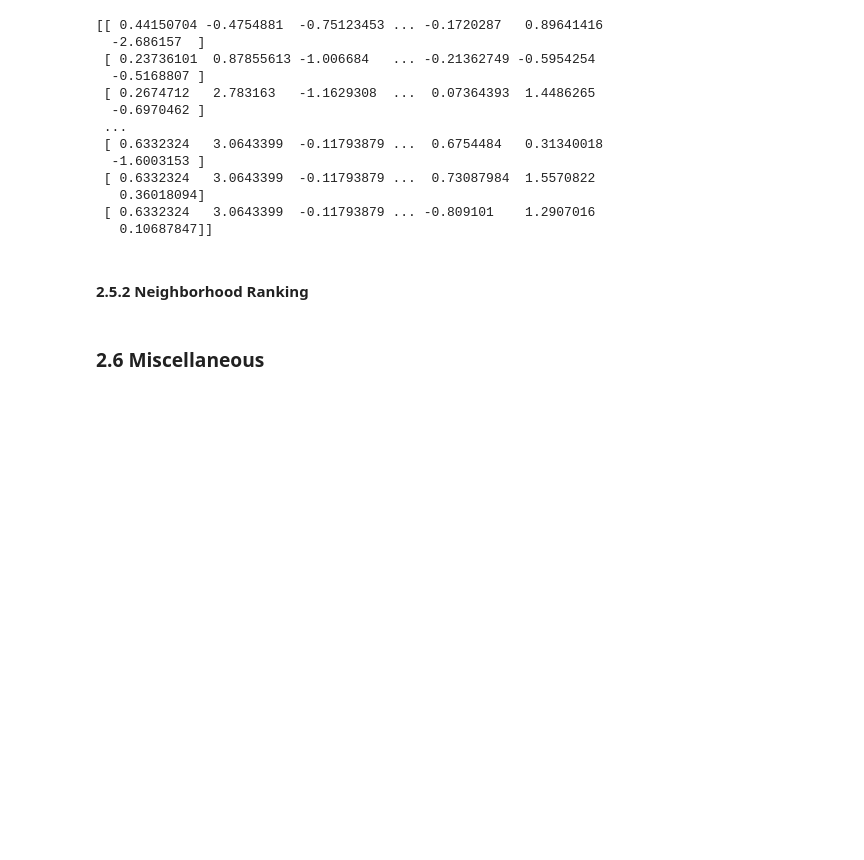
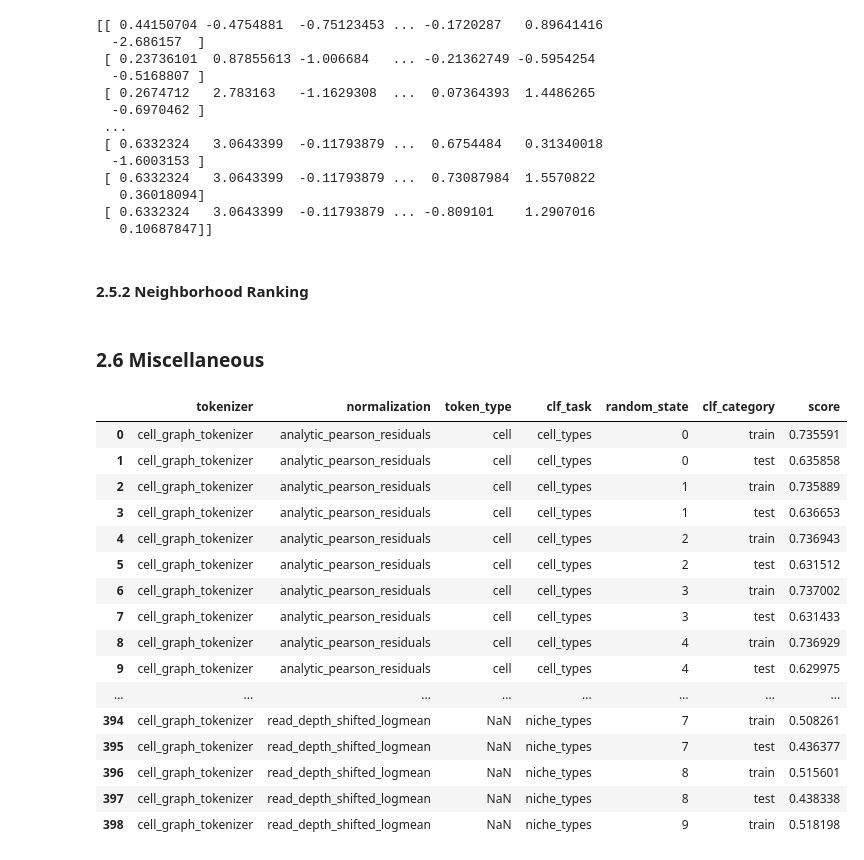
Before and after one commit to Lotfollahi-lab/terra-reproducibility, a Jupyter notebook: analysis/cell_graph_tokenization.ipynb, the cells around one changed output. Cells and saved outputs as stored; diff of their text form; code cells hidden in the pictures; blank space fills up the shorter version.

```diff
--- a/analysis/cell_graph_tokenization.ipynb
+++ b/analysis/cell_graph_tokenization.ipynb
@@ -95,6 +97,13 @@ elif dataset_name == "xenium_human_brain_cancer":
     norm_factors = ["read_depth", "cell_area"]
     custom_attr_name_dict = {"cluster": "cluster"}
     label_cats = ["cluster"]
+elif "simulation" in dataset_name:
+    n_batches = 1
+    species = "homo_sapiens"
+    norm_factors = ["read_depth"]
+    custom_attr_name_dict = {"cell_types": "cell_types",
+                             "niche_types": "niche_types"}
+    label_cats = ["cell_types", "niche_types"]
 
 os.makedirs(f"{tokenizer_folder_path}/{dataset_name}", exist_ok=True)
 
@@ -126,7 +135,7 @@ if species == "mus_musculus":
     token_dict.update({gene_id: idx + 2 for idx, gene_id in enumerate(gene_ids)})
     with open(token_dictionary_file, "wb") as f:
         pickle.dump(token_dict, f)
-else:
+elif species == "homo_sapiens":
     # Load geneformer token dict to get protein-coding and miRNA genes for human
     with open(geneformer_token_dictionary_file, "rb") as f:
         token_dict = pickle.load(f)
@@ -852,6 +873,75 @@ print("Spearman Correlation Coefficient Cell:", correlation)
 print("P-value:", p_value)
 # %% [markdown]
 ### 2.6 Miscellaneous
+# %%
+### Consolodidate all metrics into one file ###
+
+# Define the folder containing CSV files
+folder_path = "../datasets/results/cell_graph_tokenizer/nanostring_cosmx_human_brain"
+
+# List all CSV files in the folder
+csv_files = [f for f in os.listdir(folder_path) if "clf_scores" in f and f.endswith('.csv')]
+
+# Initialize an empty list to hold DataFrames
+dataframes = []
+
+# Load each CSV file into a DataFrame and append to the list
+for file in csv_files:
+    file_path = os.path.join(folder_path, file)
+    df = pd.read_csv(file_path)
+    dataframes.append(df)
+
+# Concatenate all DataFrames vertically
+combined_df = pd.concat(dataframes, ignore_index=True)
+
+# Define the order of categories for each column
+category_order_col1 = ['analytic_pearson_residuals',
+                       'read_depth_mean',
+                       'read_depth_nzmedian',
+                       'read_depth_seurat_v3',
+                       "read_depth_shifted_logmean",
+                       "read_depth_shifted_log",
+                       "cell_area_mean",
+                       "cell_area_nzmedian",
+                       "cell_area_seurat_v3",
+                       "cell_area_shifted_logmean",
+                       "cell_area_shifted_log"]  # Example order for column 1
+category_order_col2 = ['cell', 'neighborhood']            # Example order for column 2
+category_order_col3 = ['cell_types', 'niche_types']     # Example order for column 3
+
+# Convert columns to categorical with defined order
+combined_df['normalization'] = pd.Categorical(combined_df['normalization'], categories=category_order_col1, ordered=True)
+combined_df['token_type'] = pd.Categorical(combined_df['token_type'], categories=category_order_col2, ordered=True)
+combined_df['clf_task'] = pd.Categorical(combined_df['clf_task'], categories=category_order_col3, ordered=True)
+
+# Sort the DataFrame by the three columns
+sorted_df = combined_df.sort_values(by=['normalization', 'token_type', 'clf_task', "random_state"])
+sorted_df.reset_index(inplace=True, drop=True)
+unique_df = sorted_df.drop_duplicates(subset=['normalization', 'token_type', 'clf_task', 'random_state', 'clf_category'])
+unique_df.reset_index(inplace=True, drop=True)
+
+# Display the DataFrame
+display(unique_df)
+
+unique_df.to_csv(f"{results_folder_path}/{tokenizer}/{dataset_name}/clf_scores_scgpt.csv", index=False)
+# %% [output]
+|  | tokenizer | normalization | token_type | clf_task | random_state | clf_category | score |
+| 0 | cell_graph_tokenizer | analytic_pearson_residuals | cell | cell_types | 0 | train | 0.735591 |
+| 1 | cell_graph_tokenizer | analytic_pearson_residuals | cell | cell_types | 0 | test | 0.635858 |
+| 2 | cell_graph_tokenizer | analytic_pearson_residuals | cell | cell_types | 1 | train | 0.735889 |
+| 3 | cell_graph_tokenizer | analytic_pearson_residuals | cell | cell_types | 1 | test | 0.636653 |
+| 4 | cell_graph_tokenizer | analytic_pearson_residuals | cell | cell_types | 2 | train | 0.736943 |
+| 5 | cell_graph_tokenizer | analytic_pearson_residuals | cell | cell_types | 2 | test | 0.631512 |
+| 6 | cell_graph_tokenizer | analytic_pearson_residuals | cell | cell_types | 3 | train | 0.737002 |
+| 7 | cell_graph_tokenizer | analytic_pearson_residuals | cell | cell_types | 3 | test | 0.631433 |
+| 8 | cell_graph_tokenizer | analytic_pearson_residuals | cell | cell_types | 4 | train | 0.736929 |
+| 9 | cell_graph_tokenizer | analytic_pearson_residuals | cell | cell_types | 4 | test | 0.629975 |
+| ... | ... | ... | ... | ... | ... | ... | ... |
+| 394 | cell_graph_tokenizer | read_depth_shifted_logmean | NaN | niche_types | 7 | train | 0.508261 |
+| 395 | cell_graph_tokenizer | read_depth_shifted_logmean | NaN | niche_types | 7 | test | 0.436377 |
+| 396 | cell_graph_tokenizer | read_depth_shifted_logmean | NaN | niche_types | 8 | train | 0.515601 |
+| 397 | cell_graph_tokenizer | read_depth_shifted_logmean | NaN | niche_types | 8 | test | 0.438338 |
+| 398 | cell_graph_tokenizer | read_depth_shifted_logmean | NaN | niche_types | 9 | train | 0.518198 |
 # %%
 print(np.var([2, 4, 8]))
 print(np.var([20, 40, 80]))
```
Also changed, not shown: parts of 4 cells of this notebook, 4 other files.
